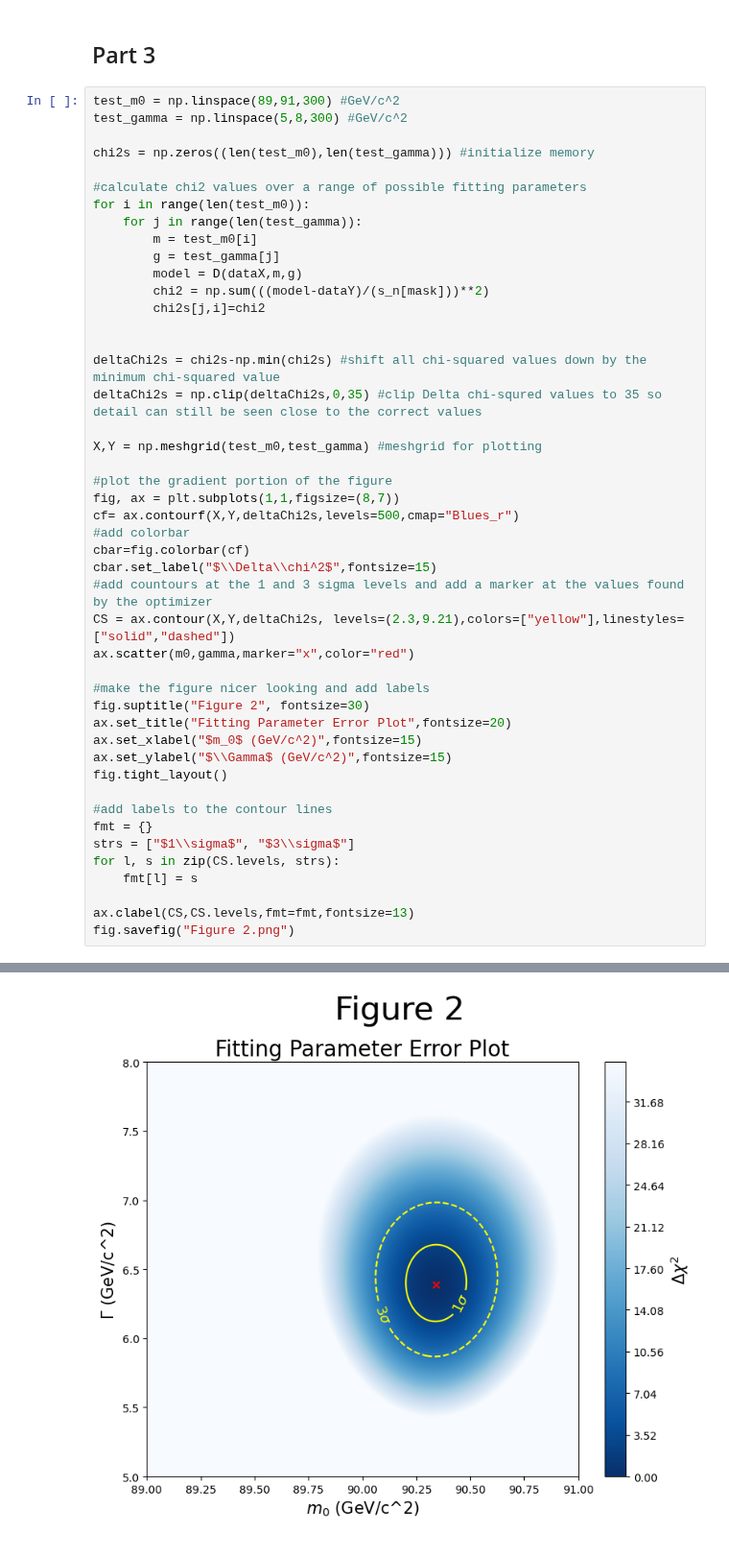
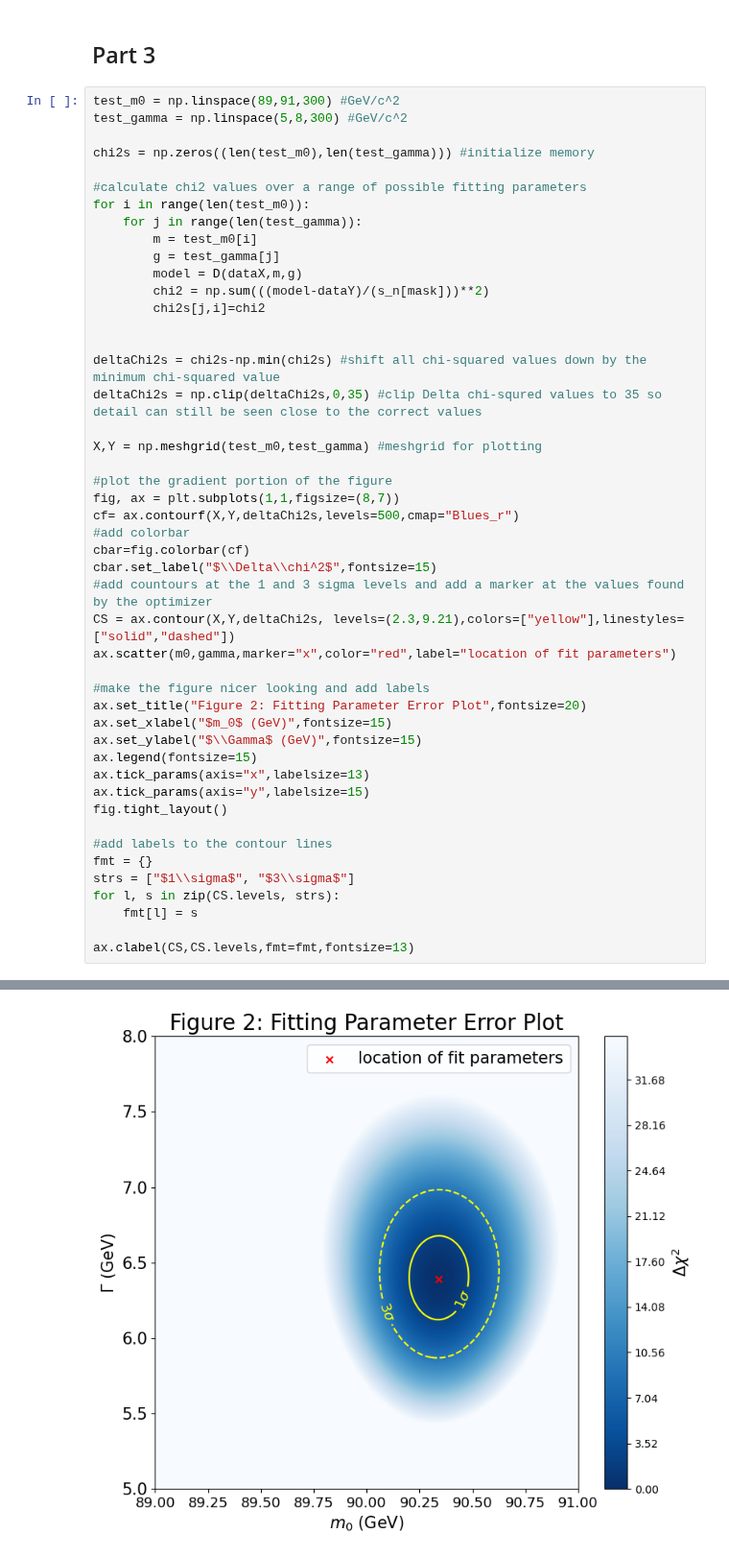
Before and after one commit to MatthewPrem/PHYS265-spring25, a Jupyter notebook: Lab3/Lab 3.ipynb, the cells around one changed output, grey strips where cells are left out. Shown at 96% size. Drawn from its saved outputs; the diff is of its cells as text.

```diff
--- a/Lab3/Lab 3.ipynb
+++ b/Lab3/Lab 3.ipynb
@@ -151,13 +152,15 @@ cbar=fig.colorbar(cf)
 cbar.set_label("$\\Delta\\chi^2$",fontsize=15)
 #add countours at the 1 and 3 sigma levels and add a marker at the values found by the optimizer
 CS = ax.contour(X,Y,deltaChi2s, levels=(2.3,9.21),colors=["yellow"],linestyles=["solid","dashed"])
-ax.scatter(m0,gamma,marker="x",color="red")
+ax.scatter(m0,gamma,marker="x",color="red",label="location of fit parameters")
 
 #make the figure nicer looking and add labels
-fig.suptitle("Figure 2", fontsize=30)
-ax.set_title("Fitting Parameter Error Plot",fontsize=20)
-ax.set_xlabel("$m_0$ (GeV/c^2)",fontsize=15)
-ax.set_ylabel("$\\Gamma$ (GeV/c^2)",fontsize=15)
+ax.set_title("Figure 2: Fitting Parameter Error Plot",fontsize=20)
+ax.set_xlabel("$m_0$ (GeV)",fontsize=15)
+ax.set_ylabel("$\\Gamma$ (GeV)",fontsize=15)
+ax.legend(fontsize=15)
+ax.tick_params(axis="x",labelsize=13)
+ax.tick_params(axis="y",labelsize=15)
 fig.tight_layout()
 
 #add labels to the contour lines
@@ -167,5 +170,4 @@ for l, s in zip(CS.levels, strs):
     fmt[l] = s
 
 ax.clabel(CS,CS.levels,fmt=fmt,fontsize=13)
-fig.savefig("Figure 2.png")
 # %% [output]
@@ -172 +175 @@ fig.savefig("Figure 2.png")
-[figure, old version]
+[figure, new version]
```
Also changed, not shown: parts of 3 cells of this notebook, 5 other files.
